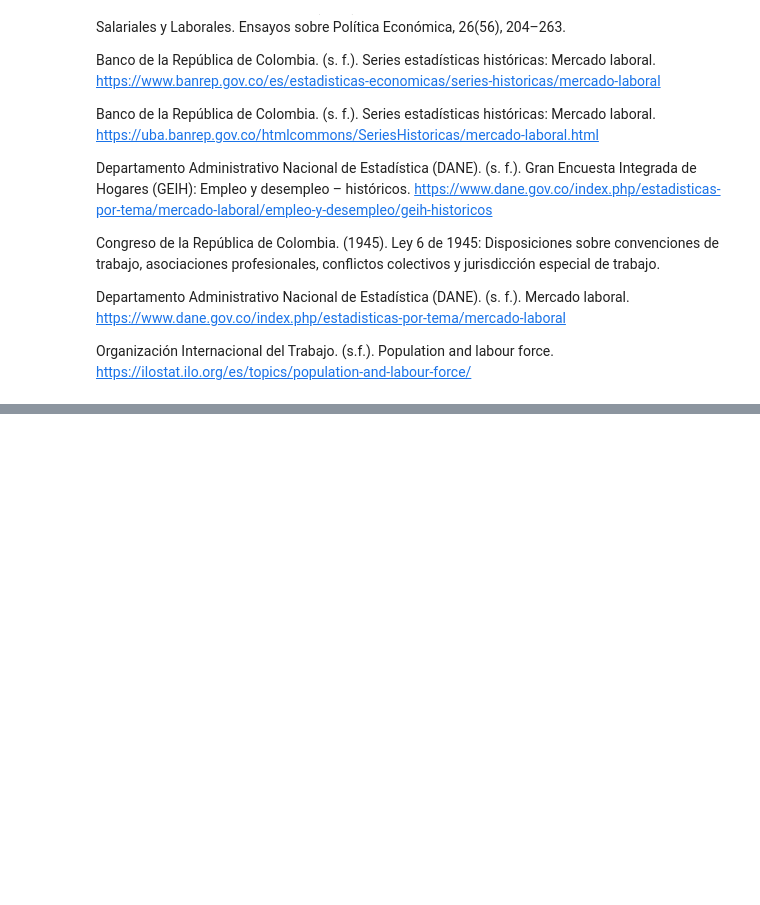
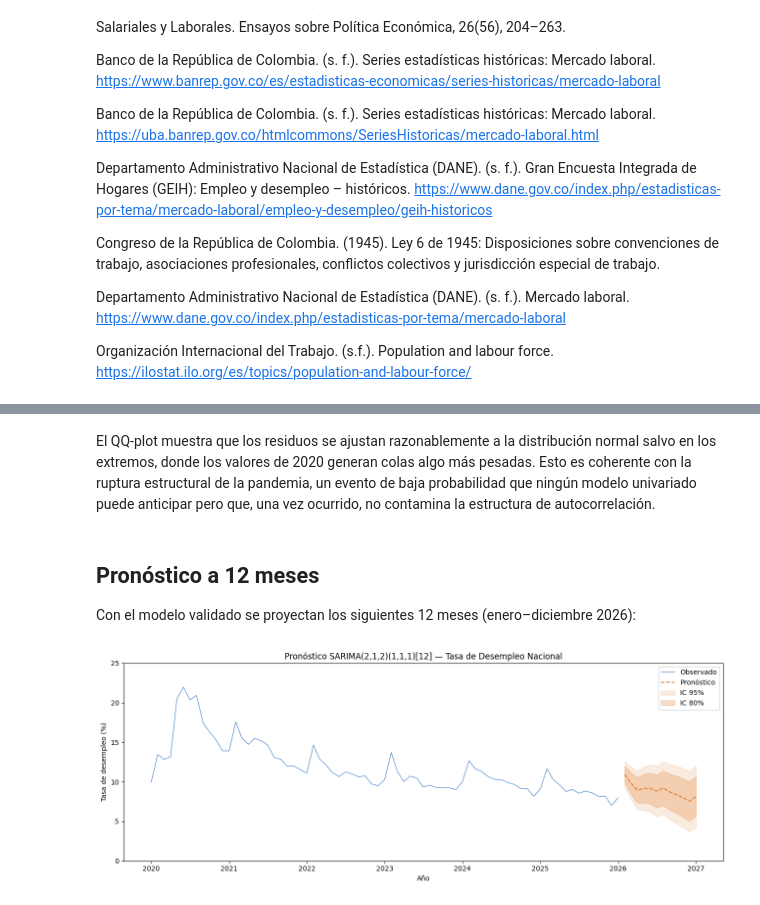
Before and after one commit to dev-boolean/book_py, a Jupyter notebook: _sources/MLC.ipynb, the cells around one changed output, grey strips where cells are left out. Drawn from its saved outputs; the diff is of its cells as text; code cells hidden in the pictures; blank space fills up the shorter version.

```diff
--- a/_sources/MLC.ipynb
+++ b/_sources/MLC.ipynb
@@ -741,0 +938,53 @@ Organización Internacional del Trabajo. (s.f.). Population and labour force. ht
+# %% [markdown]
+El QQ-plot muestra que los residuos se ajustan razonablemente a la distribución normal salvo en los extremos, donde los valores de 2020 generan colas algo más pesadas. Esto es coherente con la ruptura estructural de la pandemia, un evento de baja probabilidad que ningún modelo univariado puede anticipar pero que, una vez ocurrido, no contamina la estructura de autocorrelación.
+# %% [markdown]
+## Pronóstico a 12 meses
+
+Con el modelo validado se proyectan los siguientes 12 meses (enero–diciembre 2026):
+# %%
+import matplotlib.dates as mdates
+
+pronostico = modelo_final.get_forecast(steps=12)
+pred_mean  = pronostico.predicted_mean
+ci_95      = pronostico.conf_int(alpha=0.05)
+ci_80      = pronostico.conf_int(alpha=0.20)
+
+fechas_fc  = pd.date_range(
+    start=ts_desempleo_nacional.index[-1] + pd.DateOffset(months=1),
+    periods=12, freq='MS'
+)
+pred_mean.index = fechas_fc
+ci_95.index     = fechas_fc
+ci_80.index     = fechas_fc
+
+fig, ax = plt.subplots(figsize=(13, 5))
+
+# Serie histórica (últimos 5 años para claridad)
+hist = ts_desempleo_nacional['2020':]
+ax.plot(hist.index, hist.values,
+        color='#3876c4', linewidth=0.8, label='Observado')
+
+# Pronóstico
+ax.plot(pred_mean.index, pred_mean.values,
+        color='#e07b2a', linewidth=1.5, linestyle='--', label='Pronóstico')
+
+# Bandas de confianza
+ax.fill_between(fechas_fc,
+                ci_95.iloc[:, 0], ci_95.iloc[:, 1],
+                color='#e07b2a', alpha=0.15, label='IC 95%')
+ax.fill_between(fechas_fc,
+                ci_80.iloc[:, 0], ci_80.iloc[:, 1],
+                color='#e07b2a', alpha=0.25, label='IC 80%')
+
+ax.set_ylim(0, 25)
+ax.set_yticks(range(0, 26, 5))
+ax.xaxis.set_major_formatter(mdates.DateFormatter('%Y'))
+ax.set_title('Pronóstico SARIMA(2,1,2)(1,1,1)[12] — Tasa de Desempleo Nacional',
+             fontsize=12)
+ax.set_xlabel('Año')
+ax.set_ylabel('Tasa de desempleo (%)')
+ax.legend(loc='upper right')
+plt.tight_layout()
+plt.show()
+# %% [output]
+[figure, added]
```
Also changed, not shown: parts of 32 cells of this notebook, 6 other files.
